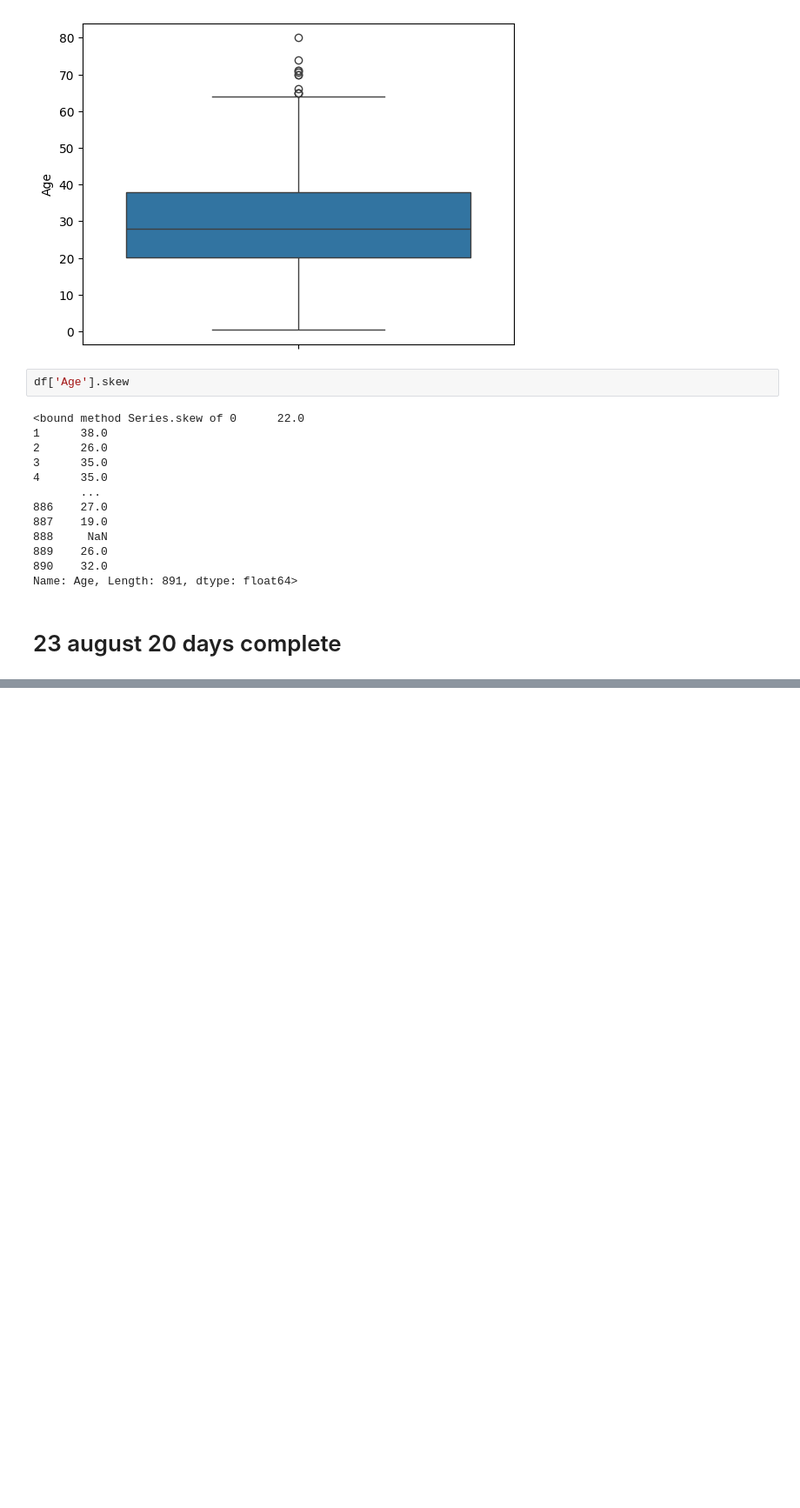
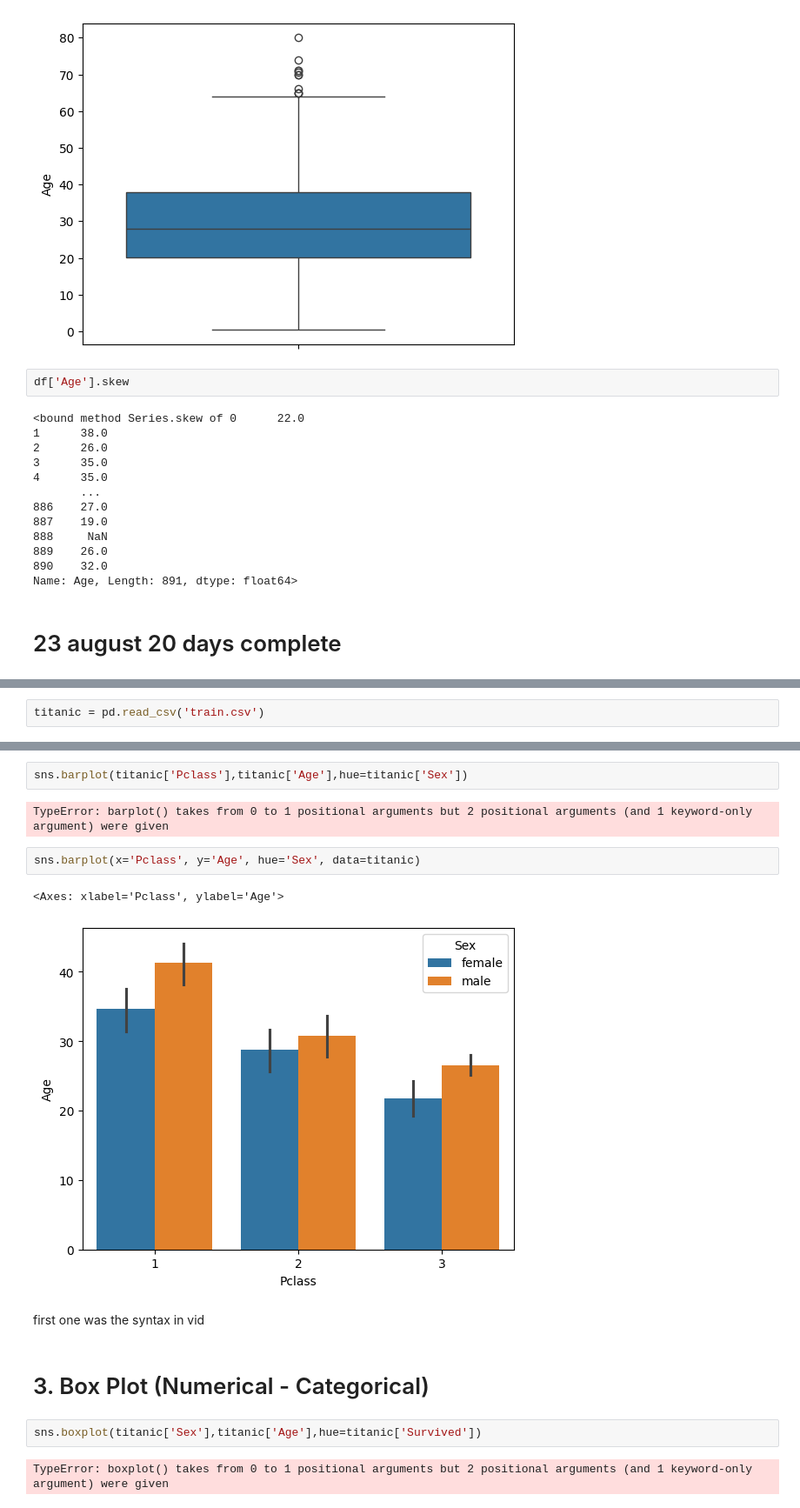
Before and after one commit to naman-fr/ml_tutorial, a Jupyter notebook: tutotrial.ipynb, the cells around one changed output, grey strips where cells are left out. Shown at 87% size. Cells and saved outputs as stored; diff of their text form; blank space fills up the shorter version.

```diff
--- a/tutotrial.ipynb
+++ b/tutotrial.ipynb
@@ -385,0 +404,2 @@ Name: Age, Length: 891, dtype: float64>
+# %%
+titanic = pd.read_csv('train.csv')
@@ -385,0 +459,17 @@ Name: Age, Length: 891, dtype: float64>
+# %%
+sns.barplot(titanic['Pclass'],titanic['Age'],hue=titanic['Sex'])
+# %% [output]
+TypeError: barplot() takes from 0 to 1 positional arguments but 2 positional arguments (and 1 keyword-only argument) were given
+# %%
+sns.barplot(x='Pclass', y='Age', hue='Sex', data=titanic)
+# %% [output]
+<Axes: xlabel='Pclass', ylabel='Age'>
+[figure, added]
+# %% [markdown]
+first one was the syntax in vid
+# %% [markdown]
+# 3. Box Plot (Numerical - Categorical)
+# %%
+sns.boxplot(titanic['Sex'],titanic['Age'],hue=titanic['Survived'])
+# %% [output]
+TypeError: boxplot() takes from 0 to 1 positional arguments but 2 positional arguments (and 1 keyword-only argument) were given
```
Also changed, not shown: parts of 49 cells of this notebook.
